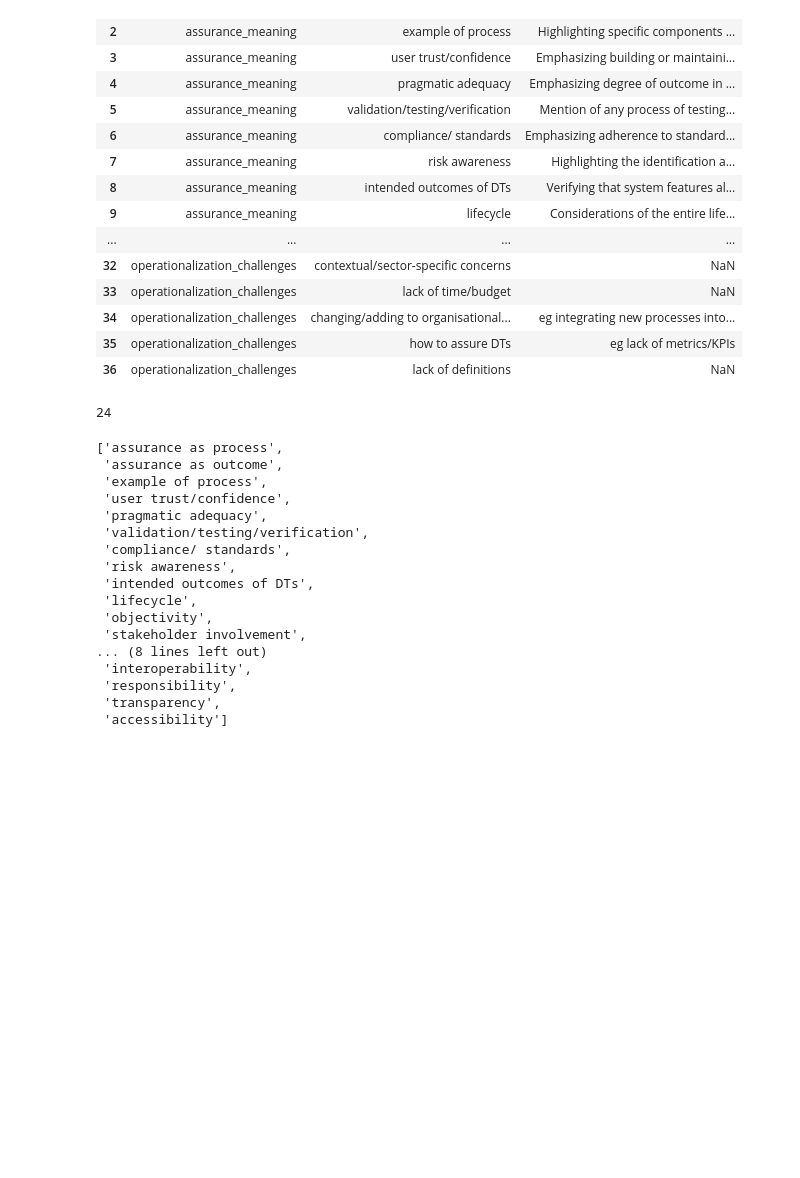
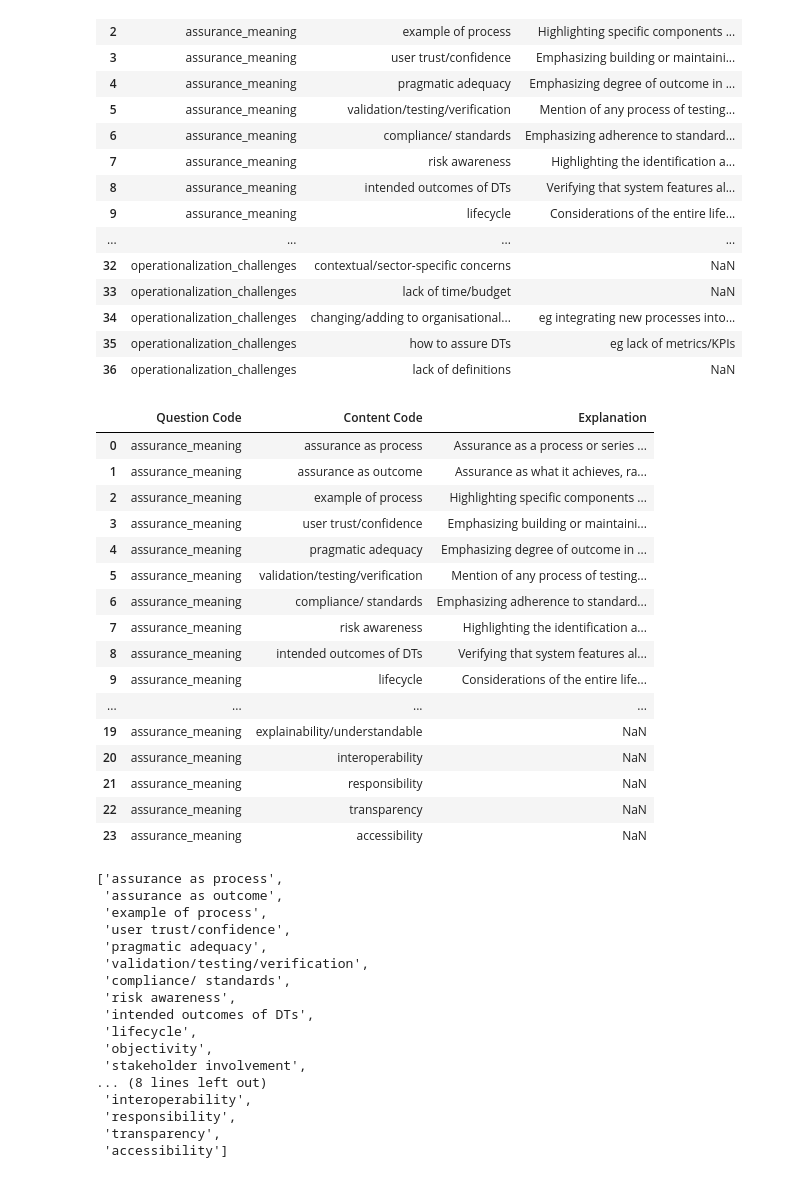
Before and after one commit to alan-turing-institute/teadt-community-survey, a Jupyter notebook: data_analysis/tea_gemini_content_analysis.ipynb, the cells around one changed output. Saved outputs shown, nothing was run; the diff lists cells and outputs as text; code cells hidden in the pictures; blank space fills up the shorter version.

Commit message:
update content analysis notebook after coder 1&2 alignment

```diff
--- a/data_analysis/tea_gemini_content_analysis.ipynb
+++ b/data_analysis/tea_gemini_content_analysis.ipynb
@@ -144,9 +145,25 @@ df_codes
 | 36 | operationalization_challenges | lack of definitions | NaN |
 # %%
 # number of unique tags specified in step 2
-df_codes[df_codes['Question Code']=='assurance_meaning']['Content Code'].nunique()
+df_codes[df_codes['Question Code']=='assurance_meaning']
 # %% [output]
-24
+|  | Question Code | Content Code | Explanation |
+| 0 | assurance_meaning | assurance as process | Assurance as a process or series ... |
+| 1 | assurance_meaning | assurance as outcome | Assurance as what it achieves, ra... |
+| 2 | assurance_meaning | example of process | Highlighting specific components ... |
+| 3 | assurance_meaning | user trust/confidence | Emphasizing building or maintaini... |
+| 4 | assurance_meaning | pragmatic adequacy | Emphasizing degree of outcome in ... |
+| 5 | assurance_meaning | validation/testing/verification | Mention of any process of testing... |
+| 6 | assurance_meaning | compliance/ standards | Emphasizing adherence to standard... |
+| 7 | assurance_meaning | risk awareness | Highlighting the identification a... |
+| 8 | assurance_meaning | intended outcomes of DTs | Verifying that system features al... |
+| 9 | assurance_meaning | lifecycle | Considerations of the entire life... |
+| ... | ... | ... | ... |
+| 19 | assurance_meaning | explainability/understandable | NaN |
+| 20 | assurance_meaning | interoperability | NaN |
+| 21 | assurance_meaning | responsibility | NaN |
+| 22 | assurance_meaning | transparency | NaN |
+| 23 | assurance_meaning | accessibility | NaN |
 # %%
 # extract question specific codes
 assurance_meaning_codes = df_codes[df_codes['Question Code']=='assurance_meaning']['Content Code'].unique()
```
Also changed, not shown: parts of 24 cells of this notebook.
